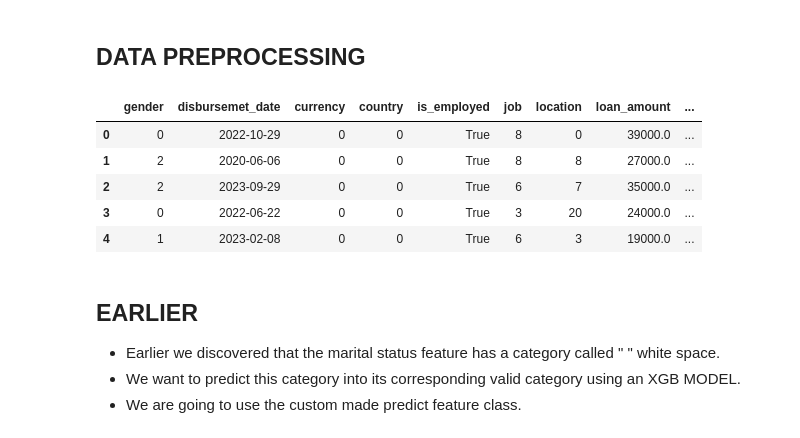
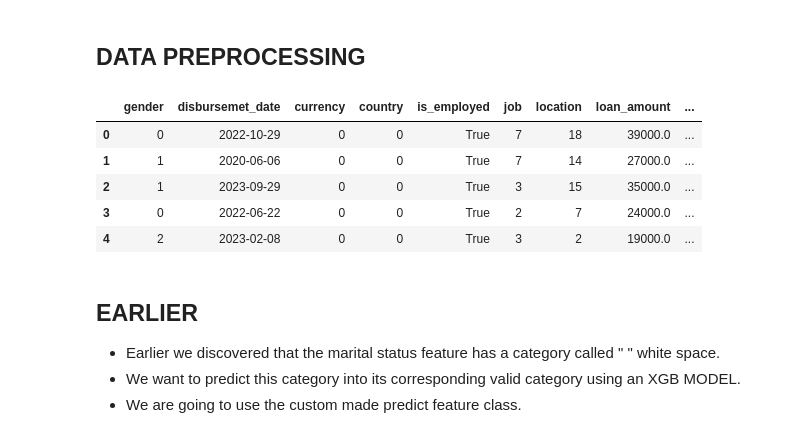
Before and after one commit to Augah2001/Data-Science-Competion-Question-and-Data, a Jupyter notebook: credit_risk.ipynb, the cells around one changed output. Saved outputs shown, nothing was run; the diff lists cells and outputs as text; code cells hidden in the pictures.

```diff
--- a/credit_risk.ipynb
+++ b/credit_risk.ipynb
@@ -208,14 +210,14 @@ df['Category'] = df['location'].apply(lambda x:
 
     'Karoi',
     'Hwange',
-
+     'Chiredzi',
     'Gokwe',
 
 
     'Shurugwi',
     'Victoria Falls',
 
-    ] else 0 if x in ['Nyanga', 'Chivhu', 'Kadoma', 'Marondera', 'Gweru', 'Masvingo', 'Harare'] else 1 )
+    ] else 0 if x in ['Nyanga', 'Chivhu', 'Kadoma', 'Marondera', 'Gweru', 'Masvingo', 'Harare', 'Bulawayo', 'Mutare'] else 1 )
 # %% [output]
 currency
 USD     99980
@@ -585,25 +587,69 @@ df['disbursemet_date'] = pd.to_datetime(df['disbursemet_date'], format='%Y %m %d
 # %%
 # encode categorical variables
 
 from sklearn.preprocessing import LabelEncoder
+df = df[df.location != 'Redcliff']
+df['job'] = df['job'].map({
+    'Engineer': 0,
+    'Software Developer': 1,
+    'Doctor': 2,
+    'Nurse': 3,
+    'Accountant': 4,
+    'Lawyer': 5,
+    'Data Analyst': 6,
+    'Teacher': 7,
+    'Data Scientist': 8,
+
+}).astype('int')
+df['gender'] = df['gender'].map({"other":1, "female": 0,'male':2}).astype('int')
+
+df['location'] = df['location'].map({
+    'Chipinge': 2,
+    'Kwekwe': 0,
+    'Karoi': 1,
+    'Plumtree': 5,
+    'Chiredzi': 4,
+    'Rusape': 7,
+    'Shurugwi': 6,
+    'Masvingo': 9,
+    'Gokwe': 8,
+    'Mutare': 10,
+    'Victoria Falls': 11,
+    'Harare': 14,
+    'Hwange': 12,
+    'Bulawayo': 13,
+    'Gweru': 15,
+    'Marondera': 16,
+    'Chivhu': 17,
+    'Beitbridge': 18,
+    'Chimanimani': 19,
+    'Kadoma': 20,
+    'Kariba': 24,
+    'Redcliff': 21,
+    'Nyanga': 22,
+    'Zvishavane': 23,
+    "unknown": 24
+}
+).astype('int')
+
 
 le = LabelEncoder()
 
-categorical_features = ['gender', 'job', 'location', 'currency', 'country']
+categorical_features = [ 'currency', 'country', ]
 
 for i, cat in enumerate(categorical_features):
     df[cat] = le.fit_transform(df[cat])
 le.fit([ 'Defaulted','Did not default'])
 if df['Loan Status'].dtype != 'int64':
     df['Loan Status'] = df['Loan Status'].map({'Did not default': 0, 'Defaulted': 1}).astype('int')
 df.head()
 # %% [output]
 |  | gender | disbursemet_date | currency | country | is_employed | job | location | loan_amount | ... |
-| 0 | 0 | 2022-10-29 | 0 | 0 | True | 8 | 0 | 39000.0 | ... |
-| 1 | 2 | 2020-06-06 | 0 | 0 | True | 8 | 8 | 27000.0 | ... |
-| 2 | 2 | 2023-09-29 | 0 | 0 | True | 6 | 7 | 35000.0 | ... |
-| 3 | 0 | 2022-06-22 | 0 | 0 | True | 3 | 20 | 24000.0 | ... |
-| 4 | 1 | 2023-02-08 | 0 | 0 | True | 6 | 3 | 19000.0 | ... |
+| 0 | 0 | 2022-10-29 | 0 | 0 | True | 7 | 18 | 39000.0 | ... |
+| 1 | 1 | 2020-06-06 | 0 | 0 | True | 7 | 14 | 27000.0 | ... |
+| 2 | 1 | 2023-09-29 | 0 | 0 | True | 3 | 15 | 35000.0 | ... |
+| 3 | 0 | 2022-06-22 | 0 | 0 | True | 2 | 7 | 24000.0 | ... |
+| 4 | 2 | 2023-02-08 | 0 | 0 | True | 3 | 2 | 19000.0 | ... |
 # %% [markdown]
 ## EARLIER
 * Earlier we discovered that the marital status feature has a category called " " white space.
```
Also changed, not shown: parts of 42 cells of this notebook, 14 other files.
